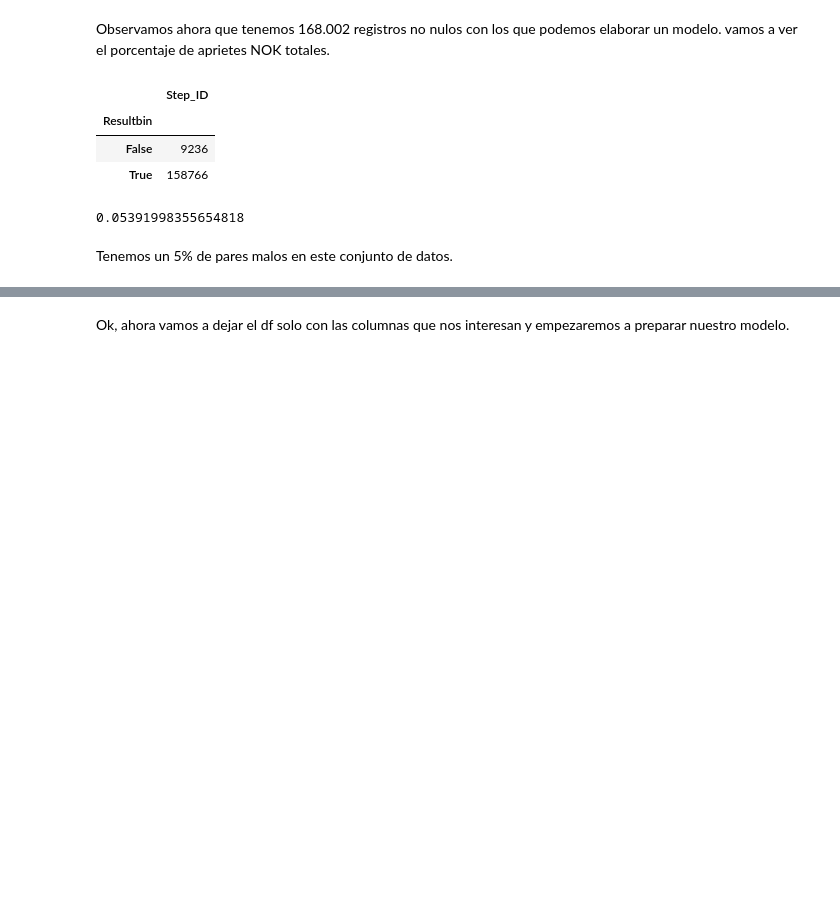
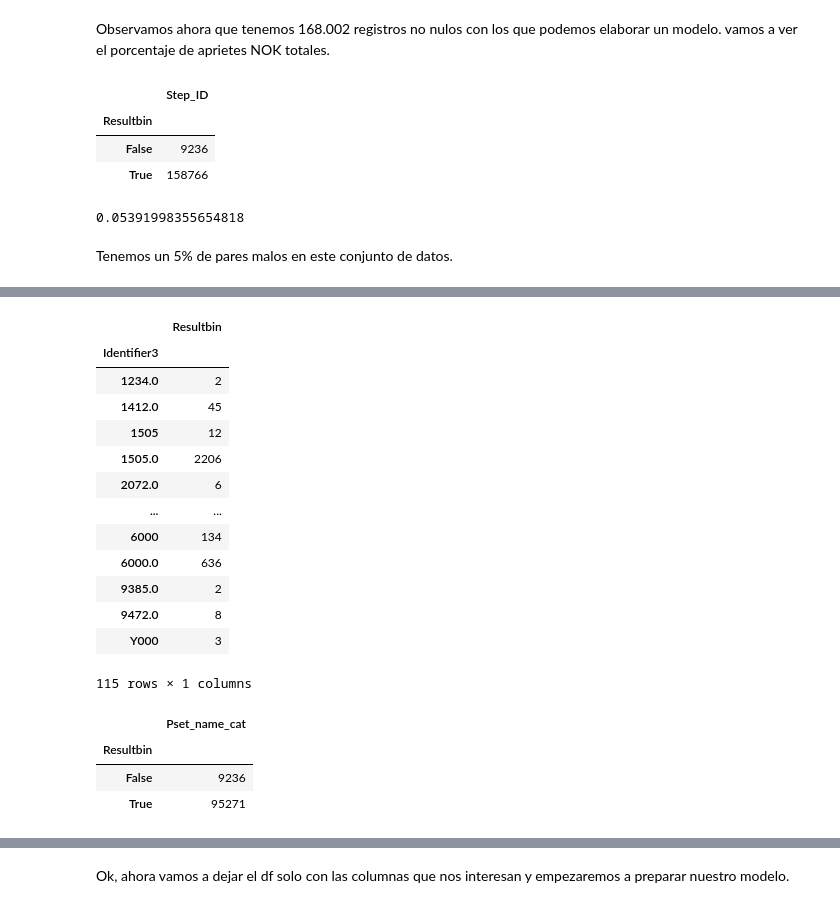
Before and after one commit to guillermodean/TTM_pamplona_NN, a Jupyter notebook: TTM-CNN.ipynb, the cells around one changed output, grey strips where cells are left out. Drawn from its saved outputs; the diff is of its cells as text; code cells hidden in the pictures; blank space fills up the shorter version.

```diff
--- a/TTM-CNN.ipynb
+++ b/TTM-CNN.ipynb
@@ -244,6 +278,30 @@ dfX['Modelo'] = enc.fit_transform(dfX['Identifier1'])
 dfX[['Identifier3','Resultbin']].groupby(by="Identifier3").count()
 dfX[dfX['Identifier3'].apply(lambda x: x.isnumeric())]
 dfX['Trabajador'] = enc.fit_transform(dfX['Identifier3'])
+# %%
+dfX[['Identifier3','Resultbin']].groupby(by="Identifier3").count()
+# %% [output]
+|  | Resultbin |
+| Identifier3 |  |
+| 1234.0 | 2 |
+| 1412.0 | 45 |
+| 1505 | 12 |
+| 1505.0 | 2206 |
+| 2072.0 | 6 |
+| ... | ... |
+| 6000 | 134 |
+| 6000.0 | 636 |
+| 9385.0 | 2 |
+| 9472.0 | 8 |
+| Y000 | 3 |
+115 rows × 1 columns
+# %%
+dfX[['Resultbin','Pset_name_cat']].groupby(by='Resultbin').count()
+# %% [output]
+|  | Pset_name_cat |
+| Resultbin |  |
+| False | 9236 |
+| True | 95271 |
 # %%
 dfX.info()
 # %% [output]
```
Also changed, not shown: parts of 55 cells of this notebook, 2 other files.
